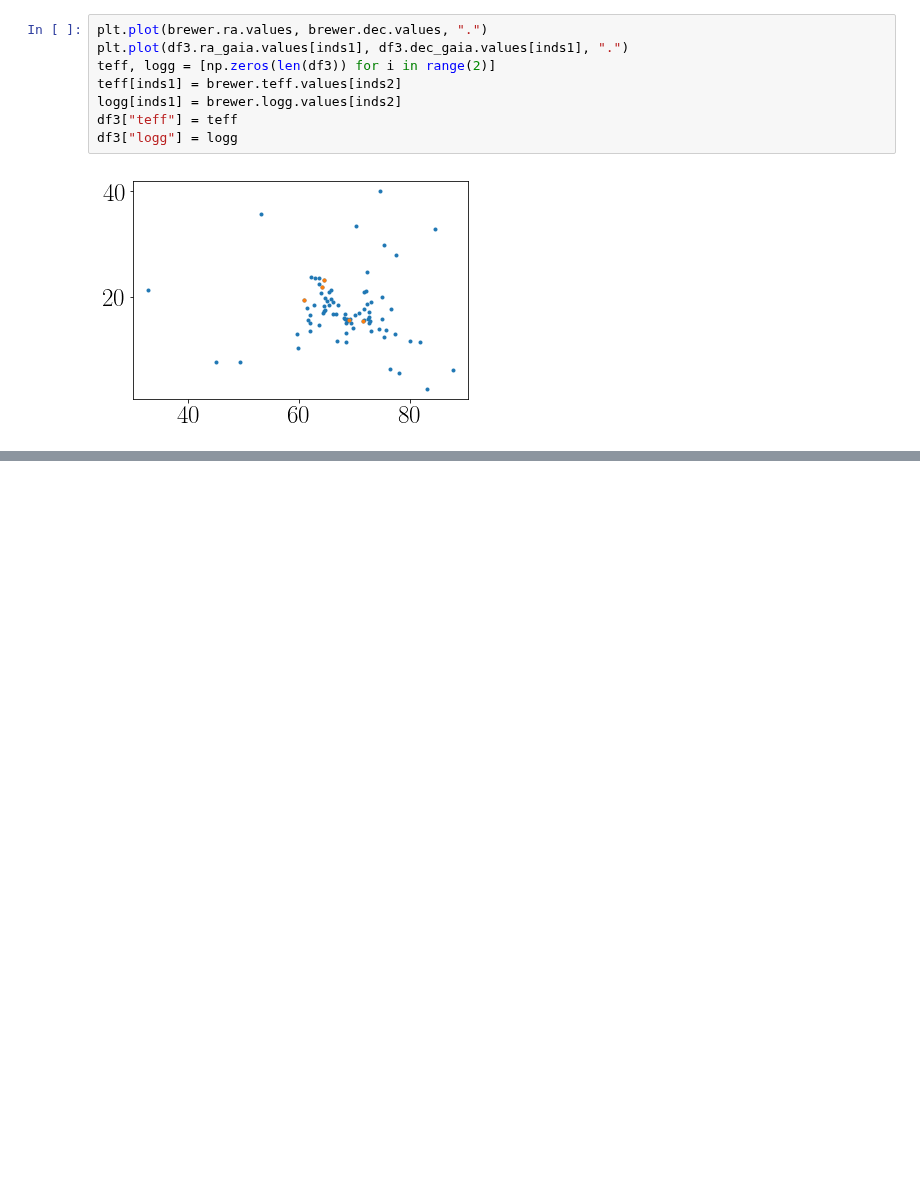
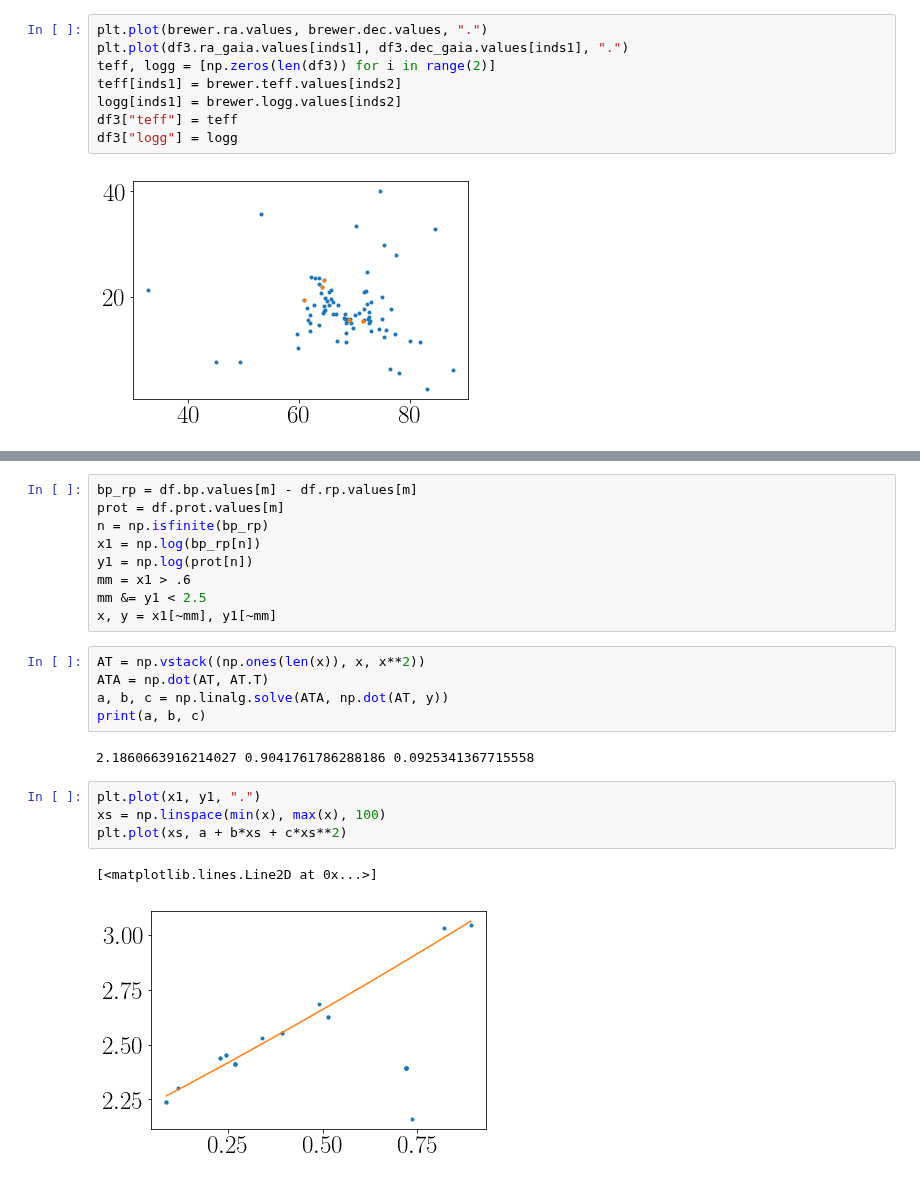
Before and after one commit to RuthAngus/stardate, a Jupyter notebook: code/Hyades.ipynb, the cells around one changed output, grey strips where cells are left out. Saved outputs shown, nothing was run; the diff lists cells and outputs as text; blank space fills up the shorter version.

```diff
--- a/code/Hyades.ipynb
+++ b/code/Hyades.ipynb
@@ -424,0 +436,23 @@ df3["logg"] = logg
+# %%
+bp_rp = df.bp.values[m] - df.rp.values[m]
+prot = df.prot.values[m]
+n = np.isfinite(bp_rp)
+x1 = np.log(bp_rp[n])
+y1 = np.log(prot[n])
+mm = x1 > .6
+mm &= y1 < 2.5
+x, y = x1[~mm], y1[~mm]
+# %%
+AT = np.vstack((np.ones(len(x)), x, x**2))
+ATA = np.dot(AT, AT.T)
+a, b, c = np.linalg.solve(ATA, np.dot(AT, y))
+print(a, b, c)
+# %% [output]
+2.1860663916214027 0.9041761786288186 0.0925341367715558
+# %%
+plt.plot(x1, y1, ".")
+xs = np.linspace(min(x), max(x), 100)
+plt.plot(xs, a + b*xs + c*xs**2)
+# %% [output]
+[<matplotlib.lines.Line2D at 0x...>]
+[figure, added]
```
Also changed, not shown: parts of 3 cells of this notebook.
